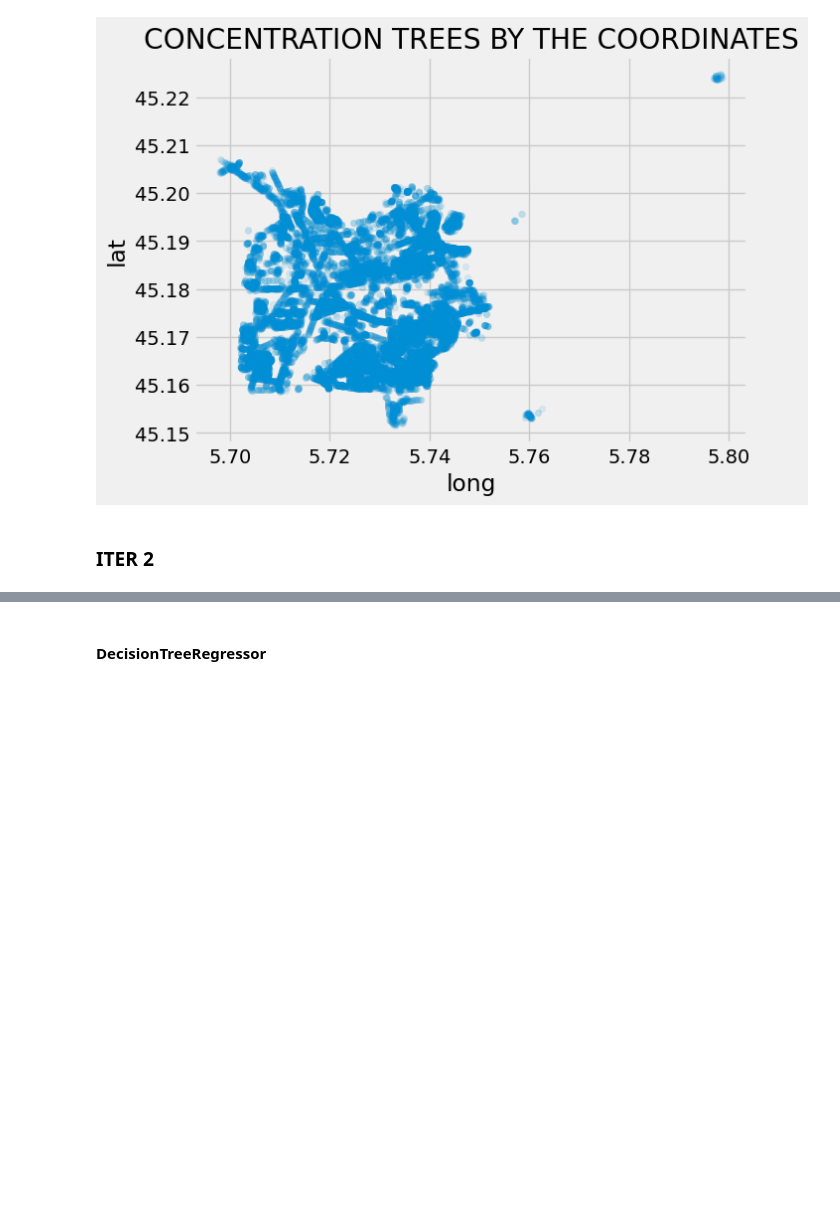
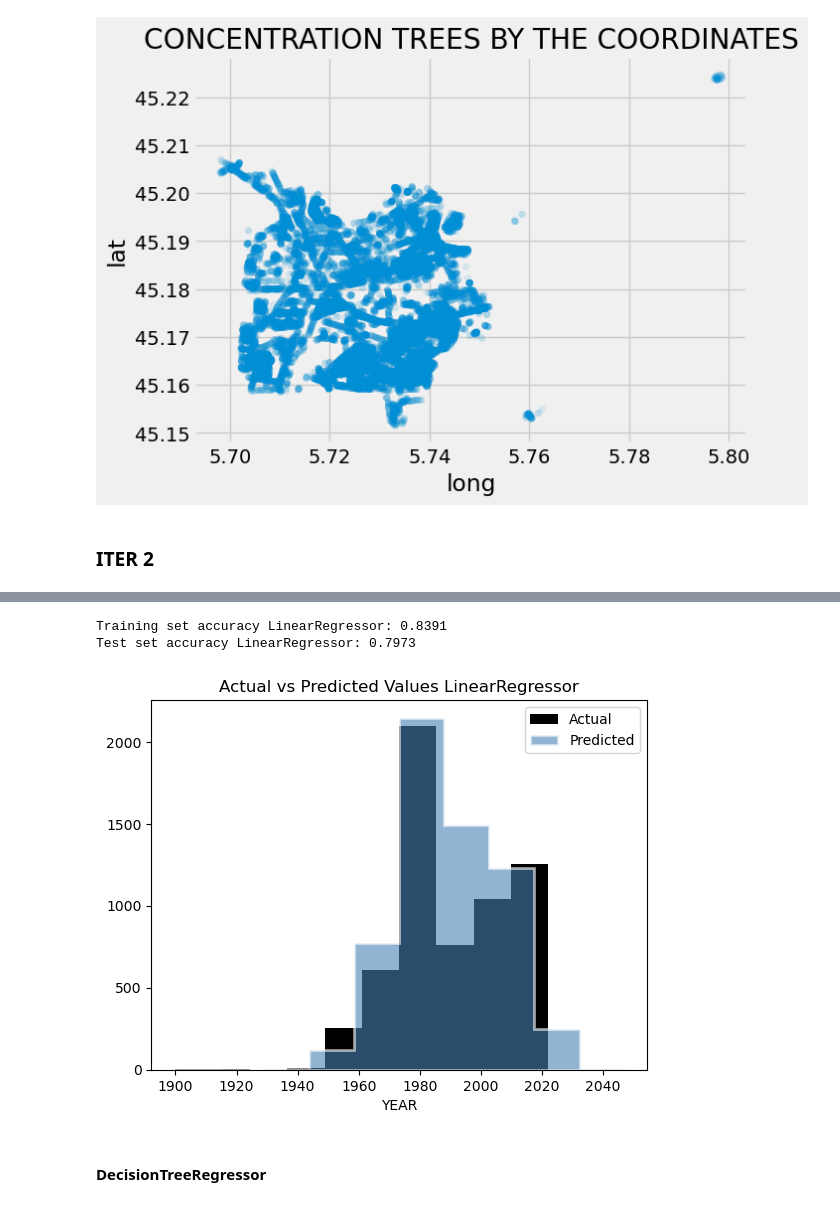
Before and after one commit to Impreccable/ML, a Jupyter notebook: main.ipynb, the cells around one changed output, grey strips where cells are left out. Cells and saved outputs as stored; diff of their text form; code cells hidden in the pictures; blank space fills up the shorter version.

```diff
--- a/main.ipynb
+++ b/main.ipynb
@@ -207,0 +348,2 @@ Testing Labels Shape: (6029, 1)
+# %%
+pipeline_LinearRegressor.fit(X_train, y_train)
@@ -208,3 +368,25 @@ Testing Labels Shape: (6029, 1)
+# %%
+pipeline_LinearRegressor.predict(X_test)
+
+print('Training set accuracy LinearRegressor:', np.round(pipeline_LinearRegressor.score(X_train, y_train), 4))
+print('Test set accuracy LinearRegressor:' , np.round(pipeline_LinearRegressor.score(X_test, y_test), 4))
+# %% [output]
+Training set accuracy LinearRegressor: 0.8391
+Test set accuracy LinearRegressor: 0.7973
+# %%
+df_predict_LinearRegressor = pd.DataFrame({'Actual': y_test.anneedeplantation.to_numpy(), 'Predicted': pipeline_LinearRegressor.predict(X_test).ravel()})
+
+
+plt.hist(df_predict_LinearRegressor['Actual'], label='Actual', alpha=1, color = 'black')
+plt.hist(df_predict_LinearRegressor['Predicted'], label='Predicted',alpha=0.6, histtype='stepfilled', color='steelblue', edgecolor='white', linewidth=2)
+
+plt.xlabel('YEAR')
+plt.title('Actual vs Predicted Values LinearRegressor')
+plt.legend()
+
+plt.show()
+# %% [output]
+[figure, added]
 # %% [markdown]
 #### DecisionTreeRegressor
 # %%
```
Also changed, not shown: parts of 20 cells of this notebook, 1 other file.
